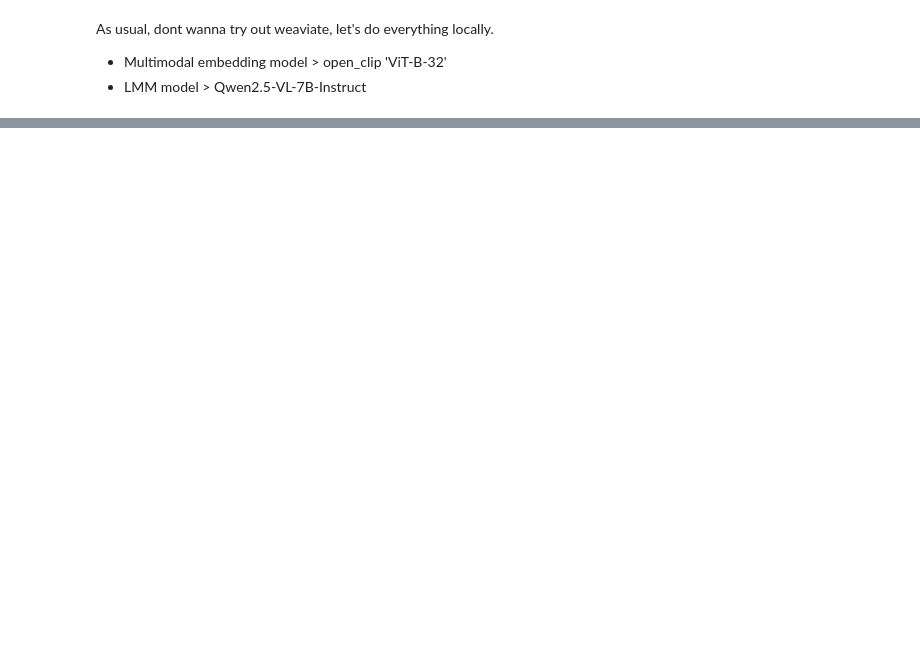
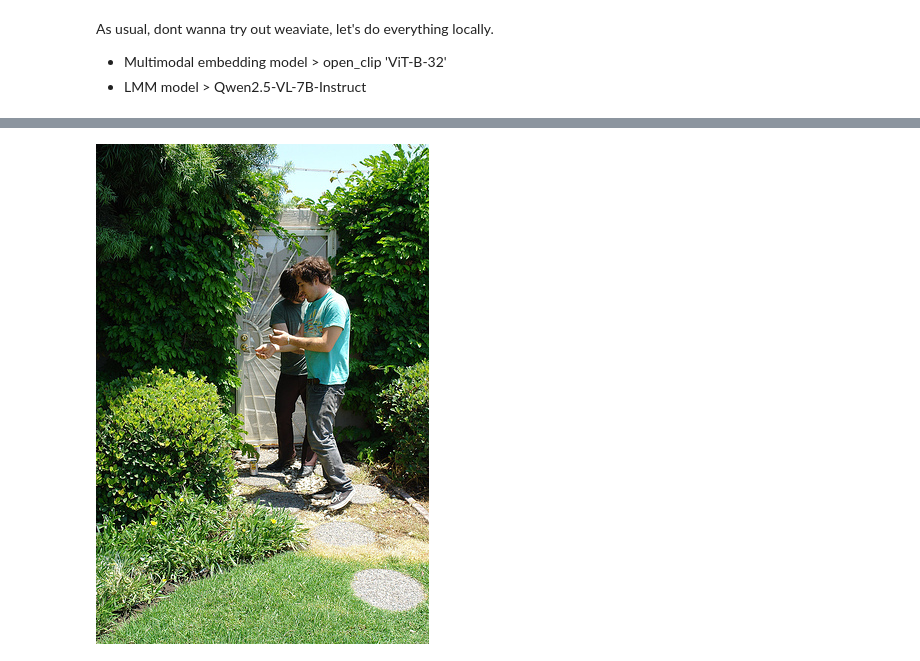
Before and after one commit to zhiyong9654/ml_practice, a Jupyter notebook: 20250224_multimodal_rag/04.multimodal_rag.ipynb, the cells around one changed output, grey strips where cells are left out. Drawn from its saved outputs; the diff is of its cells as text; code cells hidden in the pictures; blank space fills up the shorter version.

```diff
--- a/20250224_multimodal_rag/04.multimodal_rag.ipynb
+++ b/20250224_multimodal_rag/04.multimodal_rag.ipynb
@@ -125,0 +305,5 @@ ValueError: Expected metadata value to be a str, int, float or bool, got [[[  0
+# %%
+img = Image.fromarray(image_nps[0])
+img
+# %% [output]
+[figure, added]
```
Also changed, not shown: parts of 30 cells of this notebook, 1 other file.
